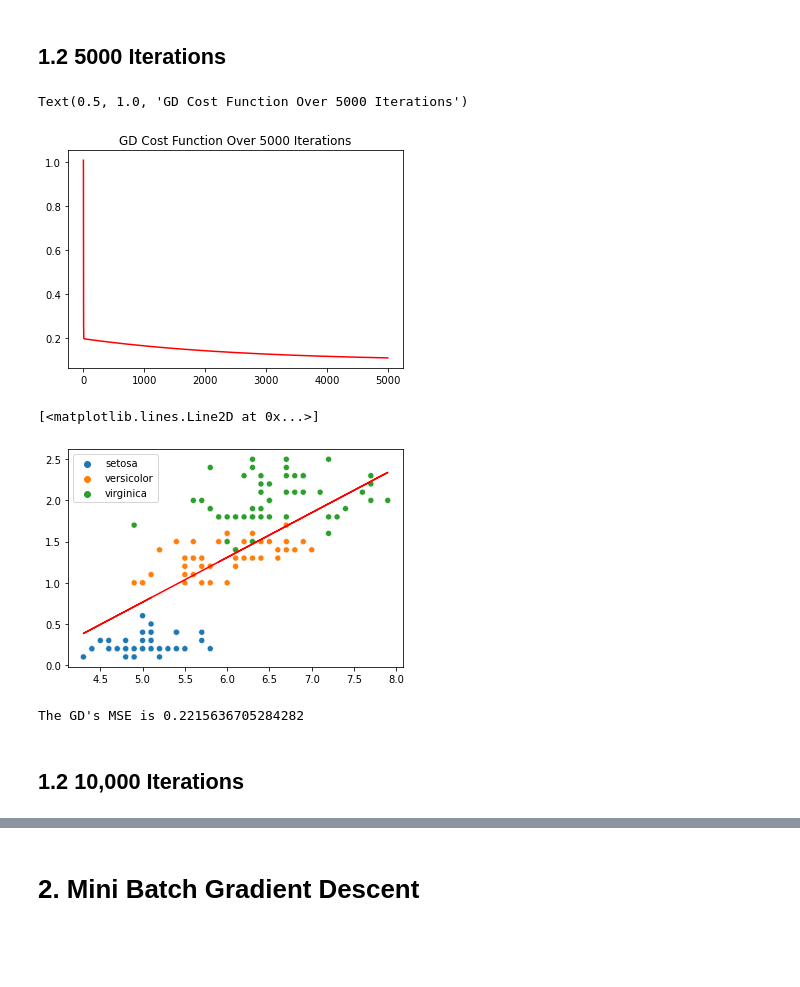
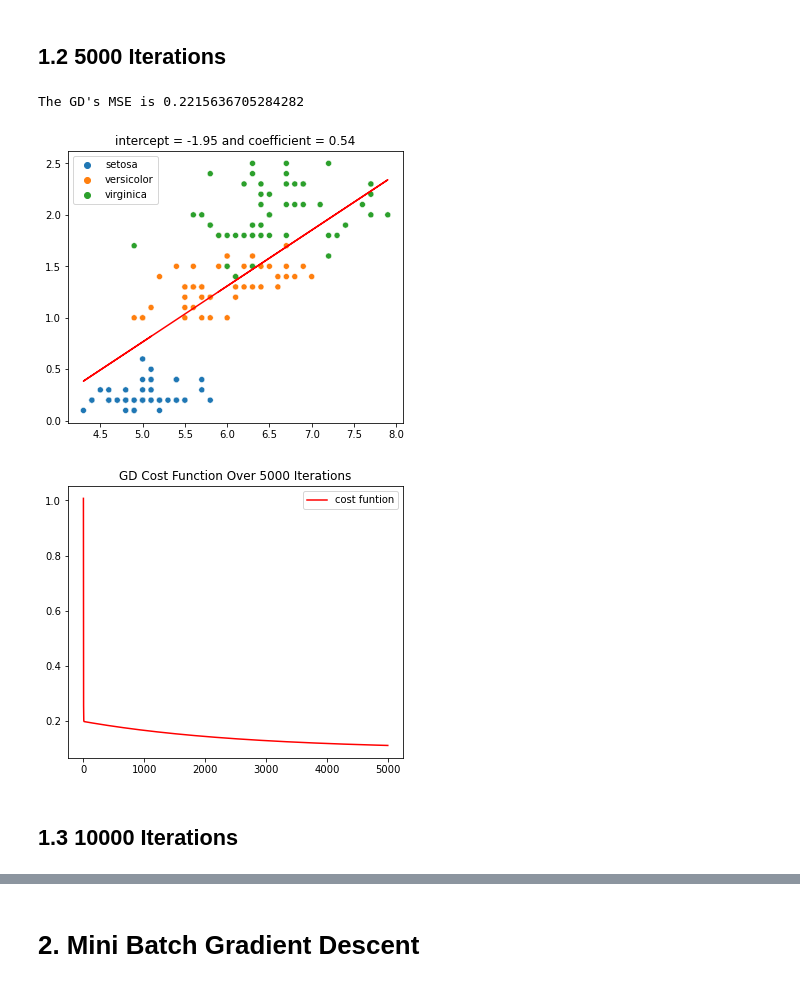
Before and after one commit to bsraya/optimization, a Jupyter notebook: gd.ipynb, the cells around one changed output, grey strips where cells are left out. Saved outputs shown, nothing was run; the diff lists cells and outputs as text; code cells hidden in the pictures; blank space fills up the shorter version.

```diff
--- a/gd.ipynb
+++ b/gd.ipynb
@@ -104,37 +116,13 @@ The GD's MSE is 0.3309592484431454
 # %% [markdown]
 ## 1.2 5000 Iterations
-# %%
-gd_intercept, gd_coefficient = gd(sepal_length, petal_width, epochs = 5000)
-plt.plot(np.arange(1, 5001), gd_loss['sum_error'], color = 'r')
-plt.title('GD Cost Function Over 5000 Iterations')
-# %% [output]
-Text(0.5, 1.0, 'GD Cost Function Over 5000 Iterations')
-[figure, removed]
-# %%
-sns.scatterplot(
-    x = sepal_length,
-    y = petal_width,
-    hue = species_names
-)
-
-plt.plot(
-    sepal_length,
-    gd_intercept + gd_coefficient * sepal_length,
-    color = 'r'
-)
-# %% [output]
-[<matplotlib.lines.Line2D at 0x...>]
-[figure, removed]
-# %%
-gd_predictions = [gd_intercept + gd_coefficient * x for x in sepal_length]
-
-gd_mse = mean_squared_error(
-    gd_predictions,
-    petal_width
-)
-
-print(f"The GD's MSE is {gd_mse}")
-# %% [output]
-The GD's MSE is 0.2215636705284282
+# %%
+epoch = 5000
+calculate_mse('GD', gd_loss['intercept'].loc[epoch-1], gd_loss['coefficient'].loc[epoch-1])
+gd_lr_line(gd_loss['intercept'].loc[epoch-1], gd_loss['coefficient'].loc[epoch-1])
+sum_err_graph('GD', gd_loss, epoch)
+# %% [output]
+The GD's MSE is 0.2215636705284282
+[figure, added]
+[figure, added]
 # %% [markdown]
-## 1.2 10,000 Iterations
+## 1.3 10000 Iterations
```
Also changed, not shown: parts of 14 cells of this notebook, 1 other file.
